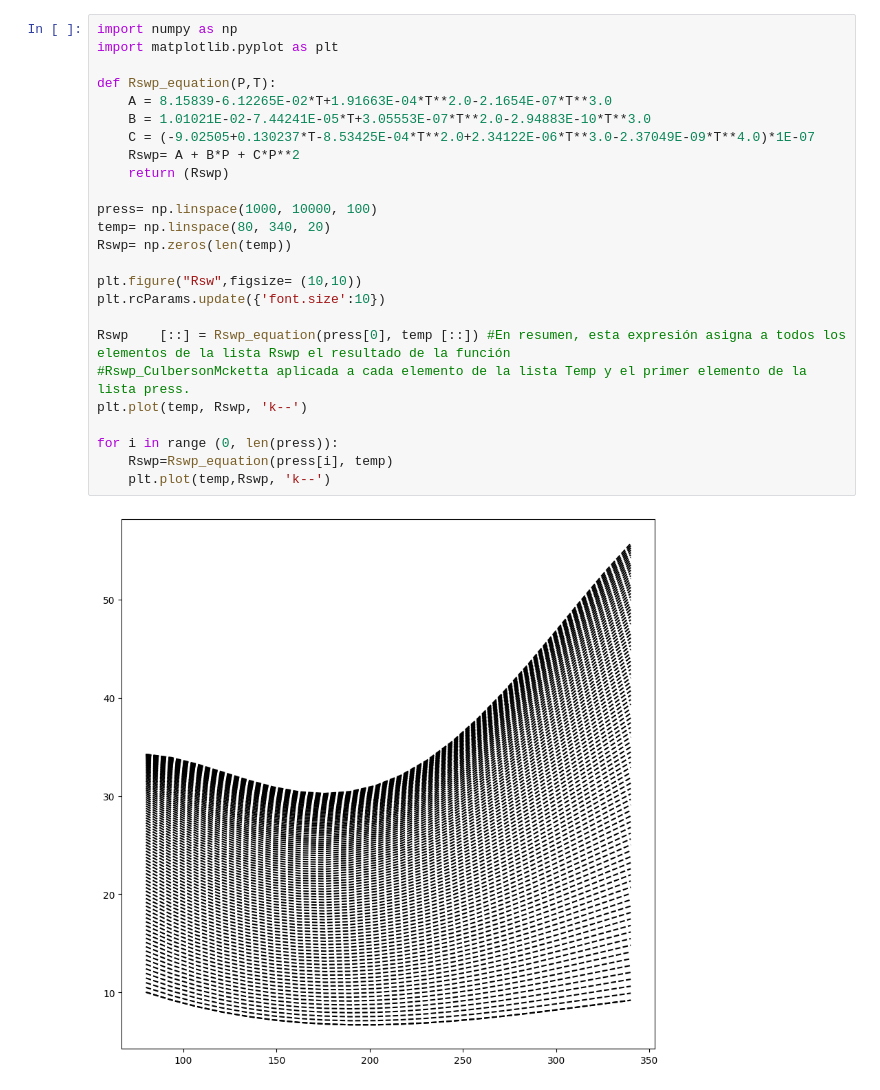
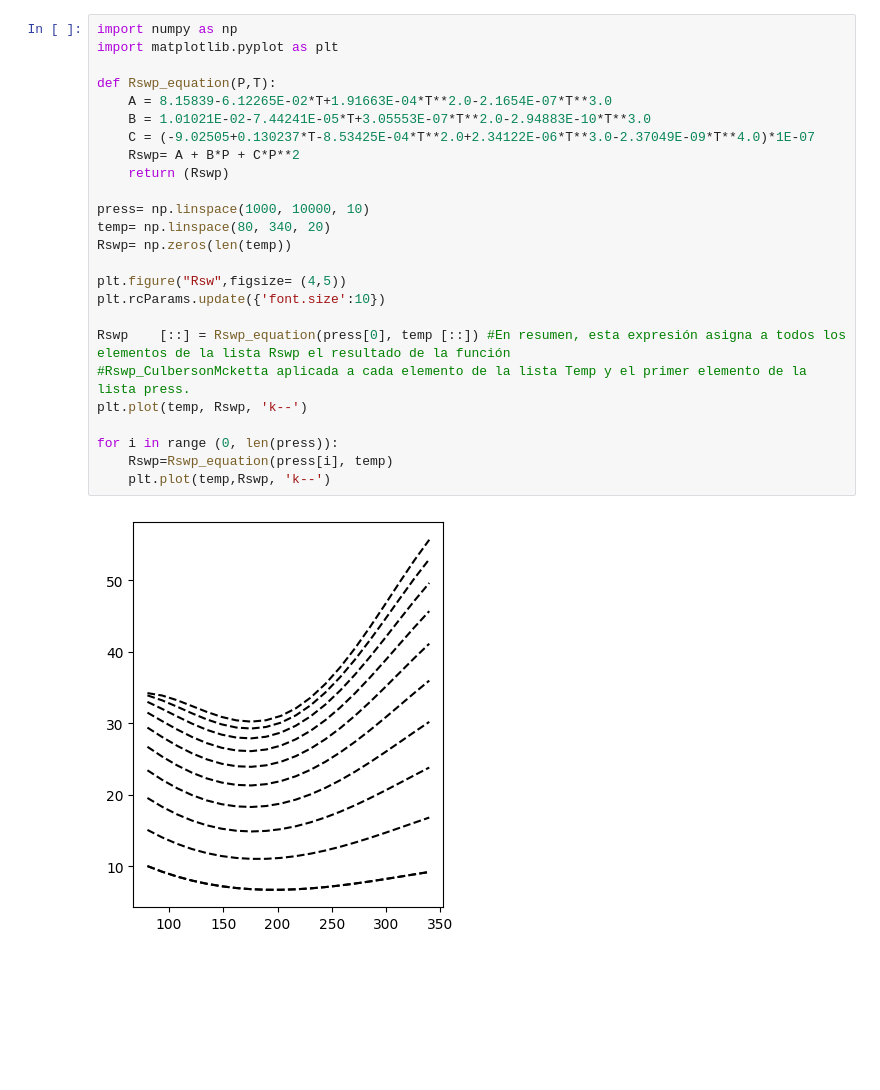
Before and after one commit to edisonc57/Neftepromyslovyye-zhidkosti-s-ispol-zovaniyem-Python, a Jupyter notebook: Корреляция_Culberson_O_L_,_McKetta_Jr.ipynb, the cells around one changed output. Cells and saved outputs as stored; diff of their text form; blank space fills up the shorter version.

```diff
--- a/Корреляция_Culberson_O_L_,_McKetta_Jr.ipynb
+++ b/Корреляция_Culberson_O_L_,_McKetta_Jr.ipynb
@@ -3,28 +3,28 @@
 # %%
 import numpy as np
 import matplotlib.pyplot as plt
 
 def Rswp_equation(P,T):
     A = 8.15839-6.12265E-02*T+1.91663E-04*T**2.0-2.1654E-07*T**3.0
     B = 1.01021E-02-7.44241E-05*T+3.05553E-07*T**2.0-2.94883E-10*T**3.0
     C = (-9.02505+0.130237*T-8.53425E-04*T**2.0+2.34122E-06*T**3.0-2.37049E-09*T**4.0)*1E-07
     Rswp= A + B*P + C*P**2
     return (Rswp)
 
-press= np.linspace(1000, 10000, 100)
+press= np.linspace(1000, 10000, 10)
 temp= np.linspace(80, 340, 20)
 Rswp= np.zeros(len(temp))
 
-plt.figure("Rsw",figsize= (10,10))
+plt.figure("Rsw",figsize= (4,5))
 plt.rcParams.update({'font.size':10})
 
 Rswp	[::] = Rswp_equation(press[0], temp [::]) #En resumen, esta expresión asigna a todos los elementos de la lista Rswp el resultado de la función
 #Rswp_CulbersonMcketta aplicada a cada elemento de la lista Temp y el primer elemento de la lista press.
 plt.plot(temp, Rswp, 'k--')
 
 for i in range (0, len(press)):
     Rswp=Rswp_equation(press[i], temp)
     plt.plot(temp,Rswp, 'k--')
 # %% [output]
-[figure, old version]
+[figure, new version]
 # %%
```
Also changed, not shown: parts of 1 cell of this notebook.
